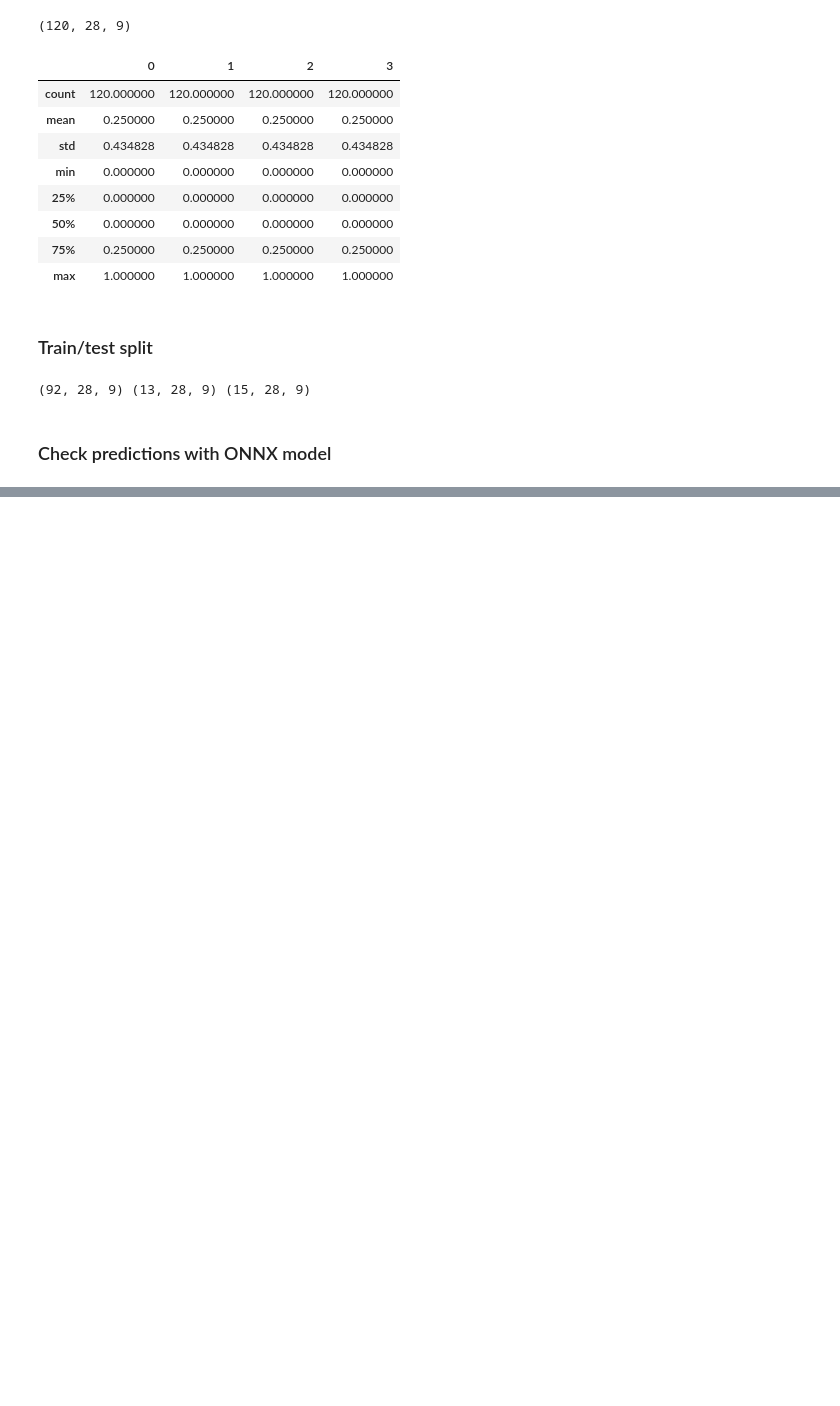
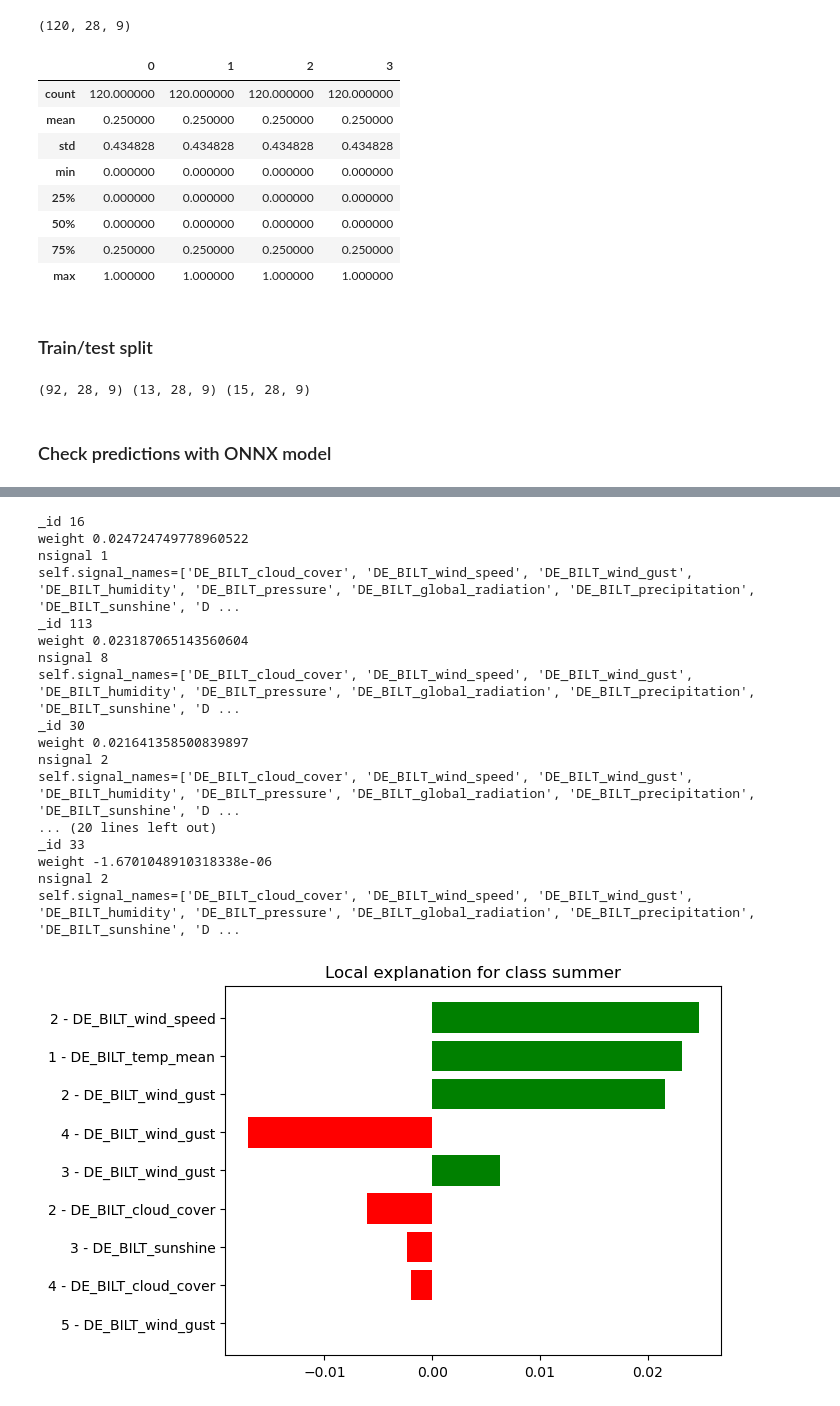
Before and after one commit to dianna-ai/dianna-exploration, a Jupyter notebook: example_data/xai_method_study/LimeforTime/weather_dataset.ipynb, the cells around one changed output, grey strips where cells are left out. Drawn from its saved outputs; the diff is of its cells as text; code cells hidden in the pictures; blank space fills up the shorter version.

Commit message:
generate explanation plot by lime4time

```diff
--- a/example_data/xai_method_study/LimeforTime/weather_dataset.ipynb
+++ b/example_data/xai_method_study/LimeforTime/weather_dataset.ipynb
@@ -125,6 +132,9 @@ onnx_model = onnx.load(onnx_file)
 onnx.checker.check_model(onnx_model)
 # %%
 def run_model(data):
+    # model must receive input in the order of [batch, timeseries, channels]
+    data = data.transpose([0,2,1])
+    print(data.shape)
     # get ONNX predictions
     sess = ort.InferenceSession(onnx_file)
     input_name = sess.get_inputs()[0].name
@@ -134,7 +144,6 @@ def run_model(data):
     pred_onnx = sess.run([output_name], onnx_input)[0]
 
     return pred_onnx
-    #return softmax(pred_onnx[0], axis=1)
 # %%
 idx = 5 # explained instance
 data_instance = data_test[idx][np.newaxis, ...]
@@ -149,8 +155,8 @@ The actual class is: winter
 # %%
-num_features = 5 # how many feature contained in explanation
+num_features = 9 # how many feature contained in explanation
 num_slices = 14 # split time series
 # %%
-explainer = LimeTimeSeriesExplainer(class_names=classes)
-exp = explainer.explain_instance(data_instance, run_model, num_features=num_features, num_samples=5000, num_slices=num_slices,
+explainer = LimeTimeSeriesExplainer(class_names=classes, signal_names = columns) # for multi-variate series, signal_names must be provided
+exp = explainer.explain_instance(data_instance[0].T, run_model, num_features=num_features, num_samples=500, num_slices=num_slices,
                                  replacement_method='total_mean')
 #exp.as_pyplot_figure()
@@ -160,0 +195,21 @@ array([0.28958738, 0.18529397, 0.19098334, 0.3341353 ], dtype=float32)
+# %%
+exp.as_pyplot_figure()
+# %% [output]
+_id 16
+weight 0.024724749778960522
+nsignal 1
+self.signal_names=['DE_BILT_cloud_cover', 'DE_BILT_wind_speed', 'DE_BILT_wind_gust', 'DE_BILT_humidity', 'DE_BILT_pressure', 'DE_BILT_global_radiation', 'DE_BILT_precipitation', 'DE_BILT_sunshine', 'D ...
+_id 113
+weight 0.023187065143560604
+nsignal 8
+self.signal_names=['DE_BILT_cloud_cover', 'DE_BILT_wind_speed', 'DE_BILT_wind_gust', 'DE_BILT_humidity', 'DE_BILT_pressure', 'DE_BILT_global_radiation', 'DE_BILT_precipitation', 'DE_BILT_sunshine', 'D ...
+_id 30
+weight 0.021641358500839897
+nsignal 2
+self.signal_names=['DE_BILT_cloud_cover', 'DE_BILT_wind_speed', 'DE_BILT_wind_gust', 'DE_BILT_humidity', 'DE_BILT_pressure', 'DE_BILT_global_radiation', 'DE_BILT_precipitation', 'DE_BILT_sunshine', 'D ...
+... (20 lines left out)
+_id 33
+weight -1.6701048910318338e-06
+nsignal 2
+self.signal_names=['DE_BILT_cloud_cover', 'DE_BILT_wind_speed', 'DE_BILT_wind_gust', 'DE_BILT_humidity', 'DE_BILT_pressure', 'DE_BILT_global_radiation', 'DE_BILT_precipitation', 'DE_BILT_sunshine', 'D ...
+[figure, added]
```
Also changed, not shown: parts of 8 cells of this notebook.
